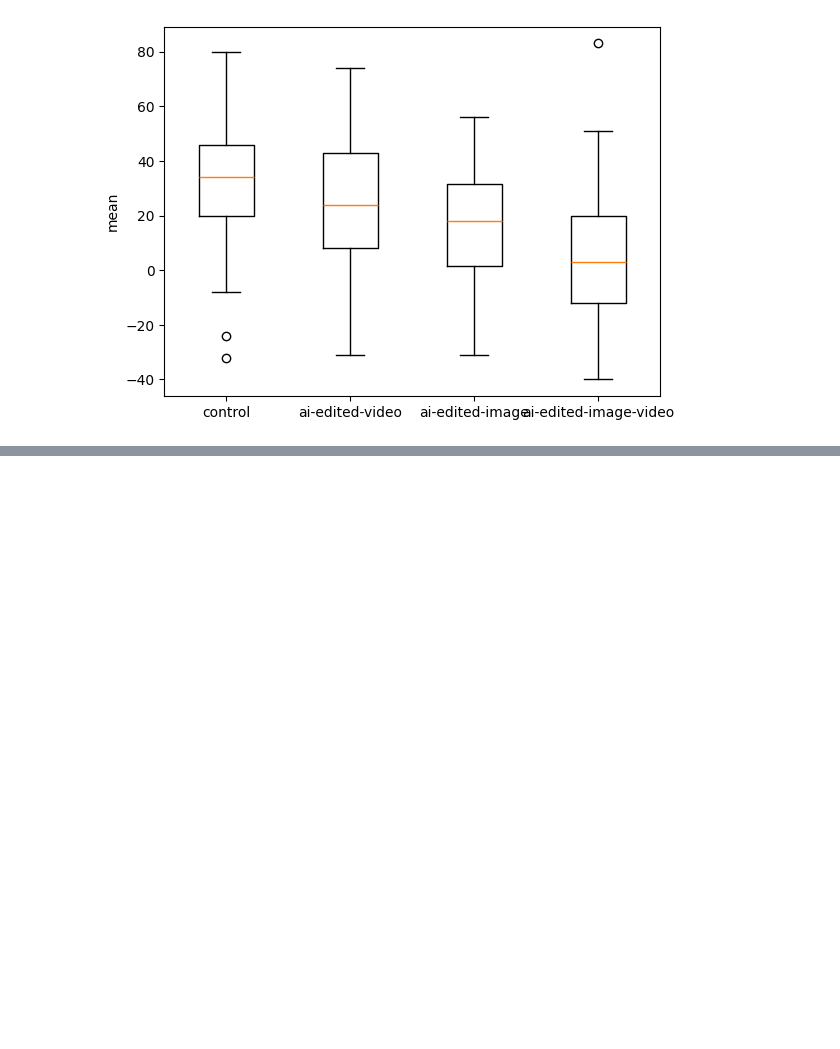
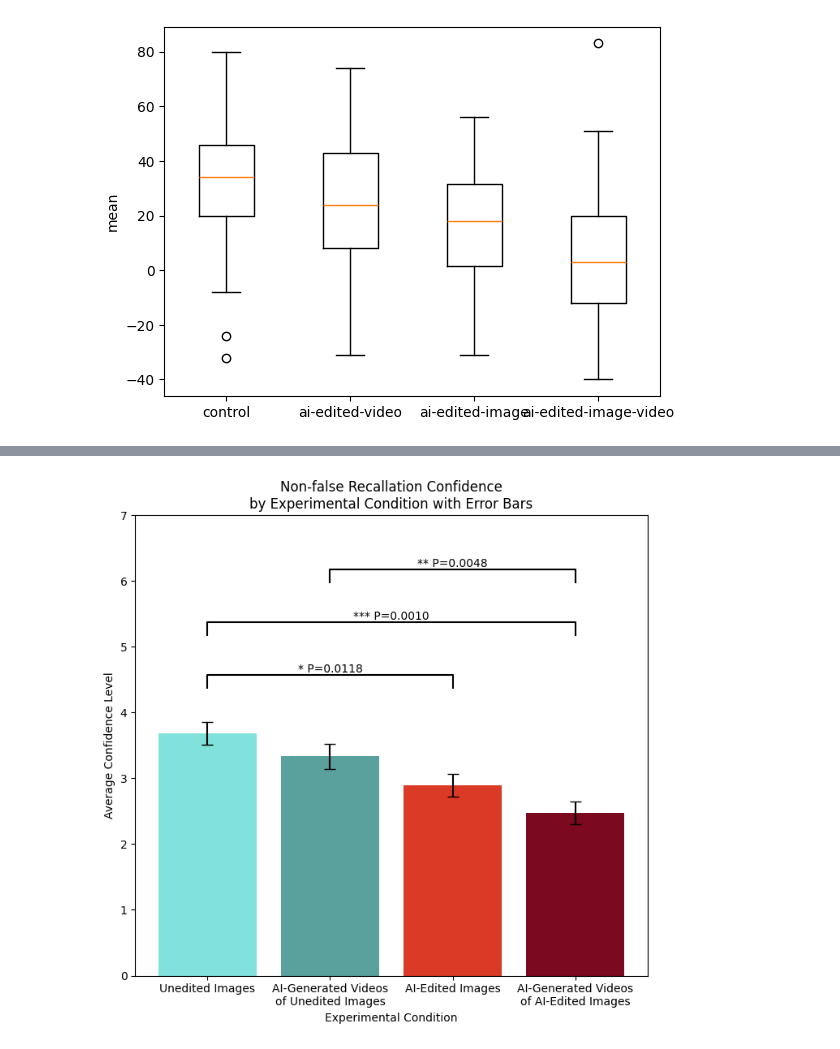
Before and after one commit to mitmedialab/synthetic-human-memories, a Jupyter notebook: analyze.ipynb, the cells around one changed output, grey strips where cells are left out. Drawn from its saved outputs; the diff is of its cells as text; code cells hidden in the pictures; blank space fills up the shorter version.

```diff
--- a/analyze.ipynb
+++ b/analyze.ipynb
@@ -394,8 +498,8 @@ errors = []
 sds = []
 
 for condition in conditions:
-    if condition in memories:
-        values = memories[condition]
+    if condition in conf:
+        values = conf[condition]
         el1, el2, el3 = [el[0] for el in values], [el[1] for el in values], [el[2] for el in values]
         mean = [np.mean(el1), np.mean(el2), np.mean(el3)]
         # Calculate the standard error as the error bar (standard deviation divided by the square root of the sample size)
@@ -405,6 +509,4 @@ for condition in conditions:
         sds.append(std)
         errors.append(error)
 
-means, errors, sds
-
-means
+# means, errors, sds
@@ -558,0 +513,83 @@ plt.show()
+# %%
+ordered_labels = ['Unedited Images', 'AI-Generated Videos\nof Unedited Images', 'AI-Edited Images', 'AI-Generated Videos\nof AI-Edited Images']
+colors = ["#7FE1DA", "#5AA09C", "#DA3A26", "#7B091F"]
+
+ # X positions
+x_pos = np.arange(len(conditions))
+
+# non-false
+#           1         2         3         4
+# 1  1.000000  0.516155  0.011792  0.001000
+# 2  0.516155  1.000000  0.310829  0.004778
+# 3  0.011792  0.310829  1.000000  0.343481
+# 4  0.001000  0.004778  0.343481  1.000000
+
+# unsure
+#           1         2         3         4
+# 1  1.000000  0.804508  0.900000  0.900000
+# 2  0.804508  1.000000  0.629879  0.900000
+# 3  0.900000  0.629879  1.000000  0.835745
+# 4  0.900000  0.900000  0.835745  1.000000
+
+# false
+#           1         2         3         4
+# 1  1.000000  0.568475  0.026769  0.001000
+# 2  0.568475  1.000000  0.413799  0.001000
+# 3  0.026769  0.413799  1.000000  0.008026
+# 4  0.001000  0.001000  0.008026  1.000000
+
+# Significance values (p-values) for the significance markers
+significance_values = [[
+    ((0, 2), '* P=0.0118'),
+    ((0, 3), '*** P=0.0010'),
+    ((1, 3), '** P=0.0048'),
+], [], [
+    ((0, 2), '* P=0.00268'),
+    ((0, 3), '*** P=0.0010'),
+    ((1, 3), '*** P=0.0010'),
+    ((1, 3), '** P=0.0080'),
+]]
+
+mark = ['Non-false', 'Unsure', 'False']
+
+for i in range(3):
+    # Creating the bar plot with error bars
+    curr_means = [means[j][i] for j in range(4)]
+    curr_errors = [errors[j][i] for j in range(4)]
+
+    plt.figure(figsize=(7, 7))
+    bars = plt.bar(x_pos, curr_means, yerr=curr_errors, capsize=5, color=colors)
+    plt.title(f'{mark[i]} Recallation Confidence\nby Experimental Condition with Error Bars')
+    plt.ylabel('Average Confidence Level')
+    plt.xlabel('Experimental Condition')
+    plt.xticks(x_pos, ordered_labels)
+
+    # Adding significance markers with p-values, separate and not overlapping
+    y_base_offset = 0.5  # Base vertical offset for significance lines
+    y_increment = 0.8  # Increment for each subsequent significance marker
+
+    # Initialize the first y position above the highest bar
+    current_y_position = max(curr_means) + max(curr_errors) + y_base_offset
+
+    for idx, ((i, j), label) in enumerate(significance_values[i]):
+        x1, x2 = x_pos[i], x_pos[j]
+        # print("{1} and {2} with id: {0}".format(idx, x1, x2))
+        y = current_y_position
+        h, col = 0.2, 'k'
+        plt.plot([x1, x1, x2, x2], [y, y+h, y+h, y], lw=1.5, c=col)
+        plt.text((x1 + x2) * 0.5, y + h, label, ha='center', va='bottom', color=col)
+        current_y_position += y_increment  # Update the y position for the next marker
+
+    # Adjust plot limits to make space for significance markers
+    plt.ylim(0, 7) # current_y_position + y_increment
+
+    # Improve layout
+    plt.tight_layout()
+
+    plt.savefig('immediate_false_mem.png')
+    #plt.savefig('foo.png', bbox_inches='tight')
+
+    # Show the plot
+    plt.show()
+# %% [output]
+[figure, added]
```
Also changed, not shown: parts of 17 cells of this notebook, 1 other file.
